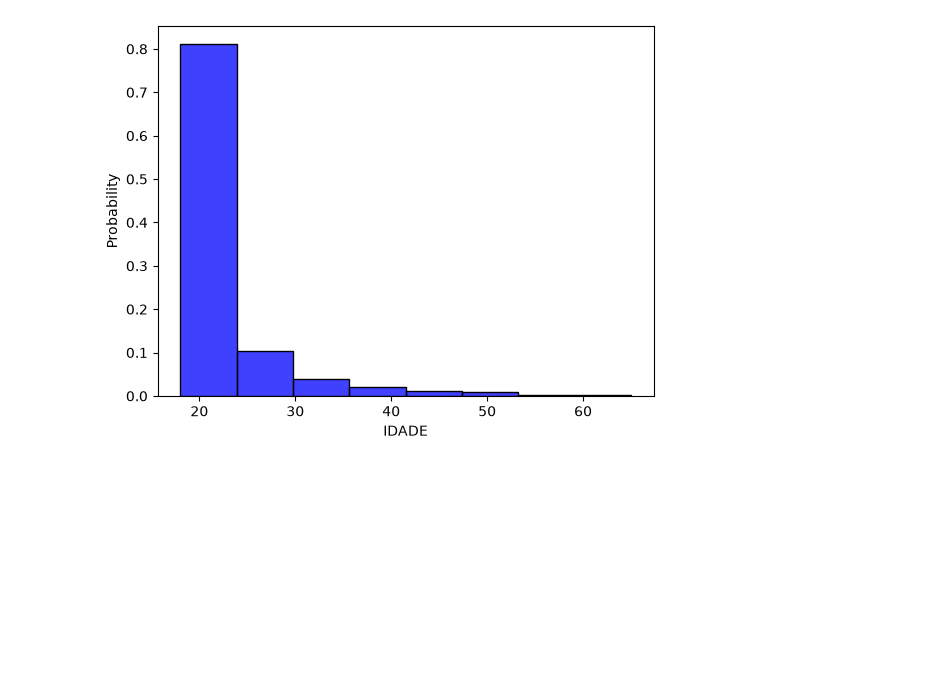
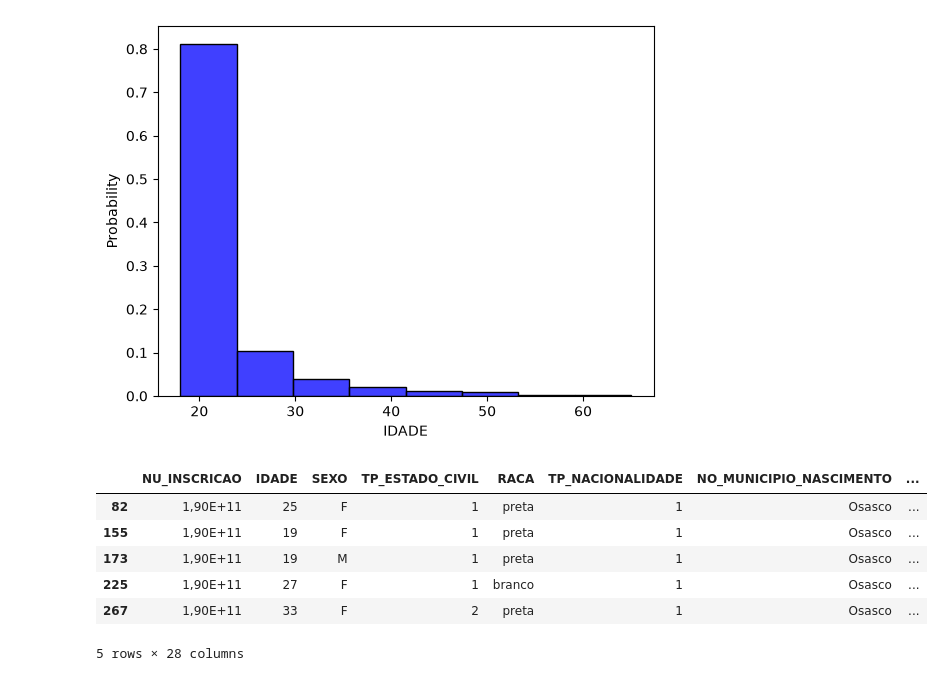
Before and after one commit to arthurresendes/Estatistica-aplicada, a Jupyter notebook: Enem/frequencias.ipynb, the cells around one changed output. Saved outputs shown, nothing was run; the diff lists cells and outputs as text; code cells hidden in the pictures; blank space fills up the shorter version.

```diff
--- a/Enem/frequencias.ipynb
+++ b/Enem/frequencias.ipynb
@@ -212,3 +212,14 @@ grafico.show()
 grafico = px.histogram(enem_sorocaba_nascimento, x='NOTA_REDACAO', nbins=10, histnorm='probability', color='RACA')
 grafico.update_layout(width=500,height=500,title_text='ENEM SP 2019', title_font_color='blue')
 grafico.show()
+# %%
+enem_osasco = enem_sp.loc[enem_sp.NO_MUNICIPIO_NASCIMENTO == 'Osasco']
+enem_osasco.head()
+# %% [output]
+|  | NU_INSCRICAO | IDADE | SEXO | TP_ESTADO_CIVIL | RACA | TP_NACIONALIDADE | NO_MUNICIPIO_NASCIMENTO | ... |
+| 82 | 1,90E+11 | 25 | F | 1 | preta | 1 | Osasco | ... |
+| 155 | 1,90E+11 | 19 | F | 1 | preta | 1 | Osasco | ... |
+| 173 | 1,90E+11 | 19 | M | 1 | preta | 1 | Osasco | ... |
+| 225 | 1,90E+11 | 27 | F | 1 | branco | 1 | Osasco | ... |
+| 267 | 1,90E+11 | 33 | F | 2 | preta | 1 | Osasco | ... |
+5 rows × 28 columns
```
Also changed, not shown: parts of 1 cell of this notebook.
